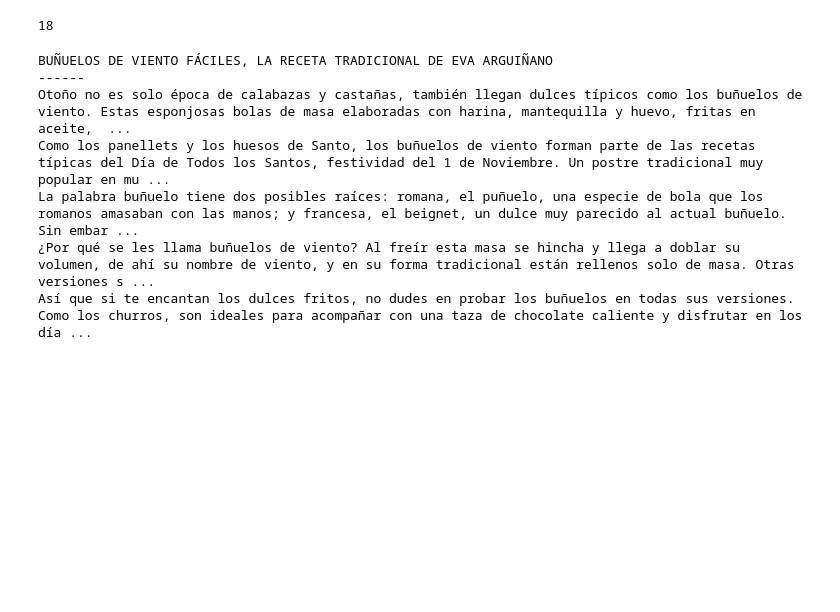
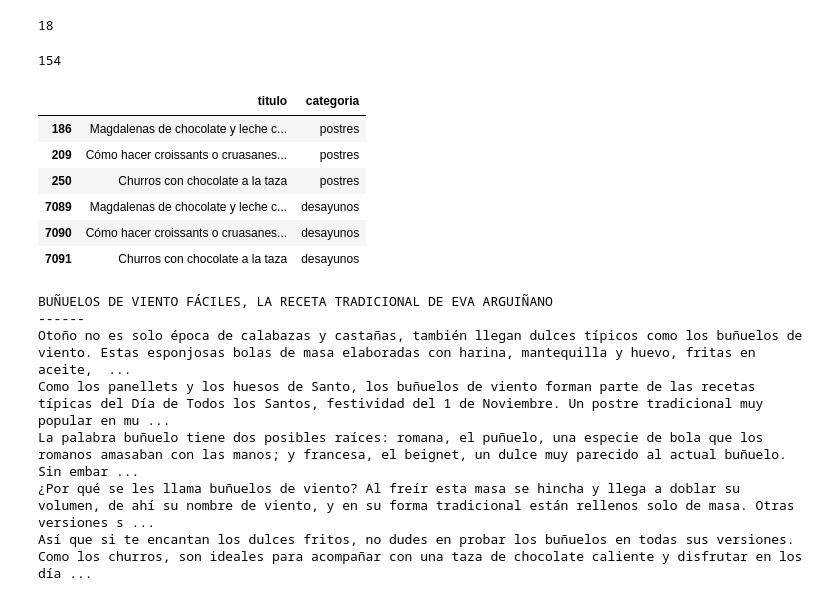
Before and after one commit to nikodyulger/lago-de-recetas, a Jupyter notebook: notebooks/eda.ipynb, the cells around one changed output. Cells and saved outputs as stored; diff of their text form; code cells hidden in the pictures; blank space fills up the shorter version.

```diff
--- a/notebooks/eda.ipynb
+++ b/notebooks/eda.ipynb
@@ -155,6 +155,22 @@ df_hogar_mania[df_hogar_mania['total_ingredientes'] == 0].head(5)
 df_hogar_mania[df_hogar_mania['total_ingredientes'] == 0].shape[0]
 # %% [output]
 18
+# %%
+df_hogar_mania[df_hogar_mania.duplicated(subset=['link'])].shape[0]
+# %% [output]
+154
+# %%
+example_duplicated_links = df_hogar_mania[df_hogar_mania.duplicated(subset=['link'])][:3]['link']
+# %%
+df_hogar_mania[df_hogar_mania['link'].isin(example_duplicated_links)][['titulo','categoria']]
+# %% [output]
+|  | titulo | categoria |
+| 186 | Magdalenas de chocolate y leche c... | postres |
+| 209 | Cómo hacer croissants o cruasanes... | postres |
+| 250 | Churros con chocolate a la taza | postres |
+| 7089 | Magdalenas de chocolate y leche c... | desayunos |
+| 7090 | Cómo hacer croissants o cruasanes... | desayunos |
+| 7091 | Churros con chocolate a la taza | desayunos |
 # %%
 print(df_hogar_mania.iloc[0]['titulo'].upper())
 print("------")
```
Also changed, not shown: parts of 20 cells of this notebook.
